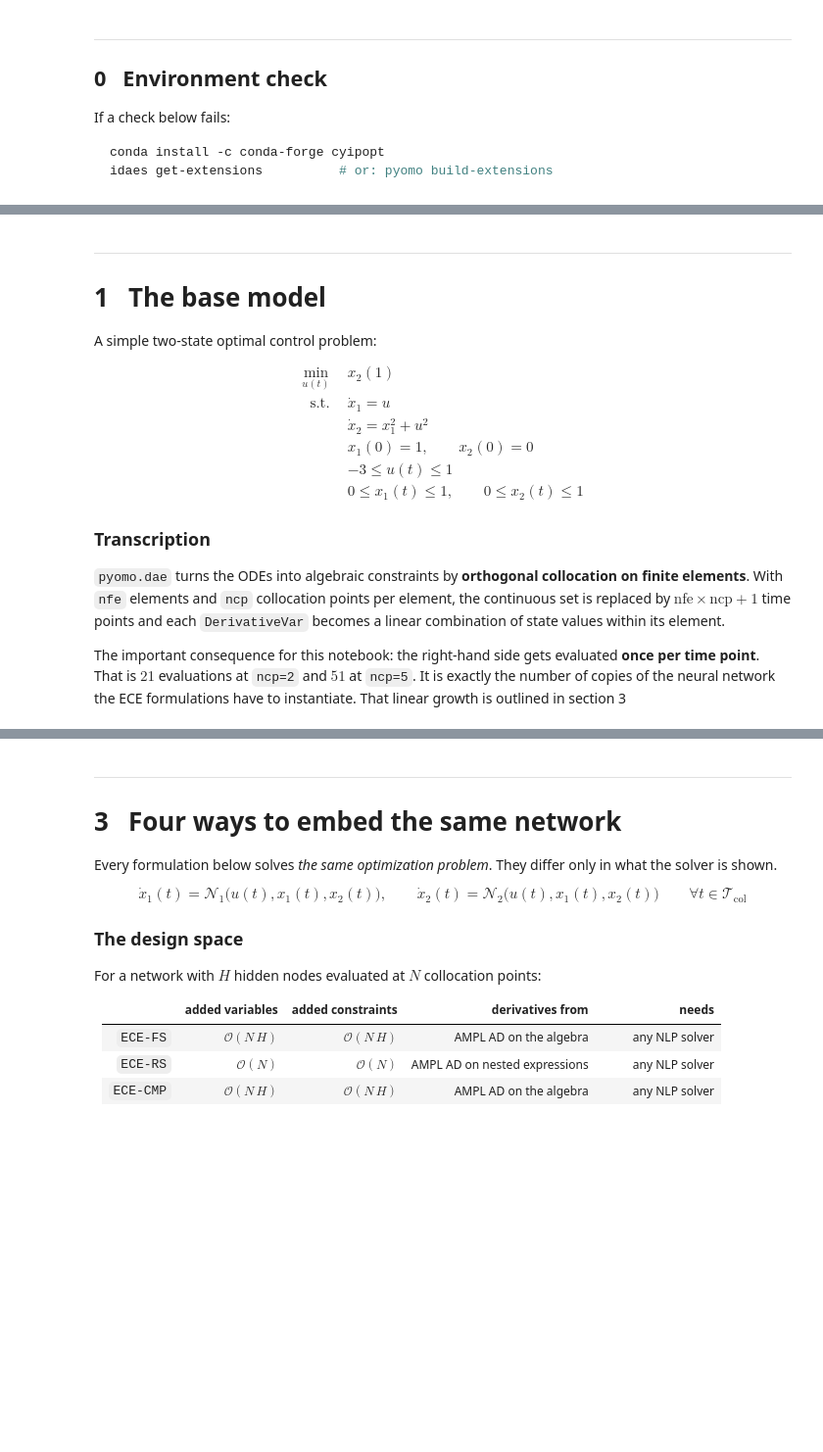
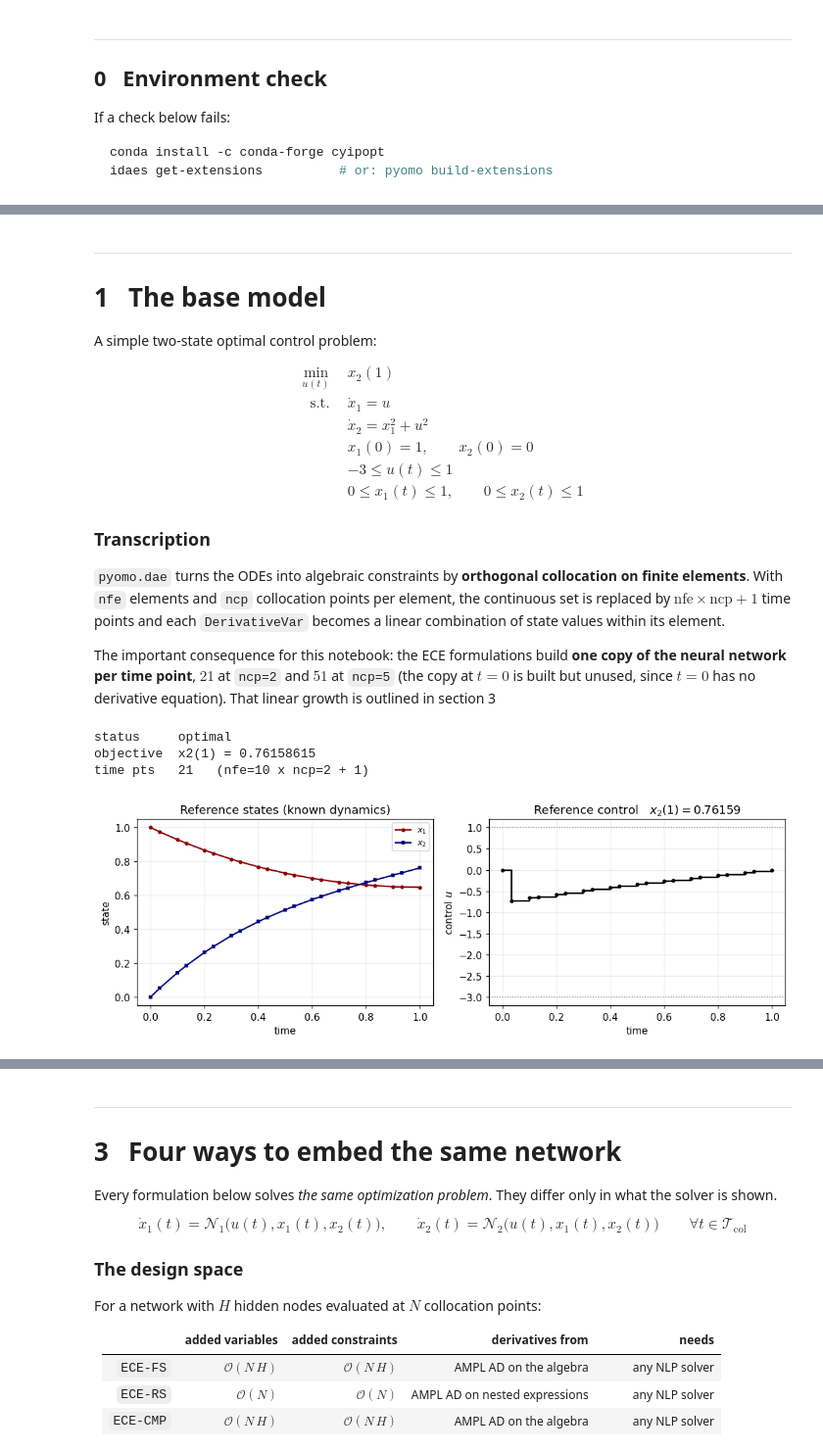
Before and after one commit to kadenschreiber/NODE-Opt, a Jupyter notebook: CS1/CS1_Full_Tutorial.ipynb, the cells around one changed output, grey strips where cells are left out. Shown at 98% size. Drawn from its saved outputs; the diff is of its cells as text; code cells hidden in the pictures; blank space fills up the shorter version.

```diff
--- a/CS1/CS1_Full_Tutorial.ipynb
+++ b/CS1/CS1_Full_Tutorial.ipynb
@@ -77,11 +88,14 @@ os.environ.setdefault("TF_CPP_MIN_LOG_LEVEL", "3")
 os.environ.setdefault("TF_ENABLE_ONEDNN_OPTS", "0")
 warnings.filterwarnings("ignore")
 
+import gc
+import json
 import logging
 import re
 import time
 import tempfile
 from collections import OrderedDict
+from itertools import combinations
 
 import numpy as np
 import pandas as pd
@@ -124,8 +138,7 @@ logging.getLogger("pyomo.core").setLevel(logging.ERROR)
 # Pandas display options
 pd.set_option("display.width", 200)
 pd.set_option("display.max_columns", 60)
-plt.rcParams.update({"figure.dpi": 110, "font.size": 10,
-                     "axes.grid": True, "grid.alpha": 0.25})
+# Matplotlib settings live in the "Plot style" cell after the configuration.
 
 
 # Printed environment check calls for consistency
@@ -237,21 +362,22 @@ finite elements**. With `nfe` elements and `ncp` collocation points per element,
 continuous set is replaced by $\text{nfe} \times \text{ncp} + 1$ time points and each
 `DerivativeVar` becomes a linear combination of state values within its element.
 
-The important consequence for this notebook: the right-hand side gets evaluated
-**once per time point**. That is $21$ evaluations at `ncp=2` and $51$ at `ncp=5`. It is exactly the number of copies of the neural network the ECE formulations
-have to instantiate. That linear growth is outlined in section 3
+The important consequence for this notebook: the ECE formulations build **one copy of
+the neural network per time point**, $21$ at `ncp=2` and $51$ at `ncp=5` (the copy at
+$t=0$ is built but unused, since $t=0$ has no derivative equation). That linear growth
+is outlined in section 3
 # %%
 def mechanistic_model(nfe=NFE, ncp=NCP_REF, scheme=SCHEME):
-    """The optimal control problem with the TRUE right-hand side.
+    """The optimal control problem with the TRUE right-hand side (not approximated by an NN).
 
     This is the reference every surrogate formulation is measured against.
     """
     m = ConcreteModel()
     m.t = ContinuousSet(bounds=(0, T_FINAL))
 
-    m.u = Var(m.t, initialize=0.0, bounds=U_BOUNDS)
-    m.x1 = Var(m.t, bounds=X_BOUNDS, initialize=0.5)
-    m.x2 = Var(m.t, bounds=X_BOUNDS, initialize=0.5)
+    m.u = Var(m.t, initialize=VAR_INIT["u"], bounds=VAR_BOUNDS["u"])
+    m.x1 = Var(m.t, initialize=VAR_INIT["x1"], bounds=VAR_BOUNDS["x1"])
+    m.x2 = Var(m.t, initialize=VAR_INIT["x2"], bounds=VAR_BOUNDS["x2"])
 
     m.dx1dt = DerivativeVar(m.x1, wrt=m.t, initialize=0.0)
     m.dx2dt = DerivativeVar(m.x2, wrt=m.t, initialize=0.0)
@@ -280,9 +406,10 @@ def mechanistic_model(nfe=NFE, ncp=NCP_REF, scheme=SCHEME):
 
     m.init_conditions = ConstraintList(rule=_init)
 
-    # u(0) does not influence the objective through any constraint (the
-    # collocation equations skip t=0), so it is a free variable with zero
-    # gradient. Fixing it removes that degeneracy in every formulation.
+    # u(0) appears in no constraint here (the ODE is not enforced at t=0, which
+    # is not a collocation point), so Pyomo never sends it to the solver and
+    # this fix changes nothing. It is kept so the reference matches base_ocp,
+    # where the fix does matter (see the comment there).
     m.u[0].fix(0.0)
     return m
 
@@ -306,24 +433,30 @@ REF_OBJ = value(mech.obj)
 print(f"status     {res.solver.termination_condition}")
 print(f"objective  x2(1) = {REF_OBJ:.8f}")
 print(f"time pts   {len(REF['t'])}   (nfe={NFE} x ncp={NCP_REF} + 1)")
+# %% [output]
+status     optimal
+objective  x2(1) = 0.76158615
+time pts   21   (nfe=10 x ncp=2 + 1)
 # %%
 fig, ax = plt.subplots(1, 2, figsize=(10, 3.6))
 
-ax[0].plot(REF["t"], REF["x1"], "-o", ms=3, color="darkred", label=r"$x_1$")
-ax[0].plot(REF["t"], REF["x2"], "-s", ms=3, color="navy", label=r"$x_2$")
+ax[0].plot(REF["t"], REF["x1"], "-", ms=3, label=r"$x_1$", **STATE_STYLE["x1"])
+ax[0].plot(REF["t"], REF["x2"], "-", ms=3, label=r"$x_2$", **STATE_STYLE["x2"])
 ax[0].set_xlabel("time"); ax[0].set_ylabel("state")
 ax[0].set_title("Reference states (known dynamics)")
 ax[0].legend()
 
-ax[1].step(REF["t"], REF["u"], where="post", color="black", lw=1.6)
-ax[1].plot(REF["t"], REF["u"], "o", ms=3, color="black")
-ax[1].axhline(U_BOUNDS[0], ls=":", c="grey", lw=1)
-ax[1].axhline(U_BOUNDS[1], ls=":", c="grey", lw=1)
+ax[1].step(REF["t"], REF["u"], where="post", color=CONTROL_COLOR, lw=1.6)
+ax[1].plot(REF["t"], REF["u"], "o", ms=3, color=CONTROL_COLOR)
+ax[1].axhline(U_BOUNDS[0], **BOUND_KW)
+ax[1].axhline(U_BOUNDS[1], **BOUND_KW)
 ax[1].set_xlabel("time"); ax[1].set_ylabel(r"control $u$")
 ax[1].set_title(f"Reference control   $x_2(1)={REF_OBJ:.5f}$")
 
 fig.tight_layout()
 plt.show()
+# %% [output]
+[figure, added]
 # %% [markdown]
 ### How much does the collocation order matter?
 
```
Also changed, not shown: parts of 40 cells of this notebook.
